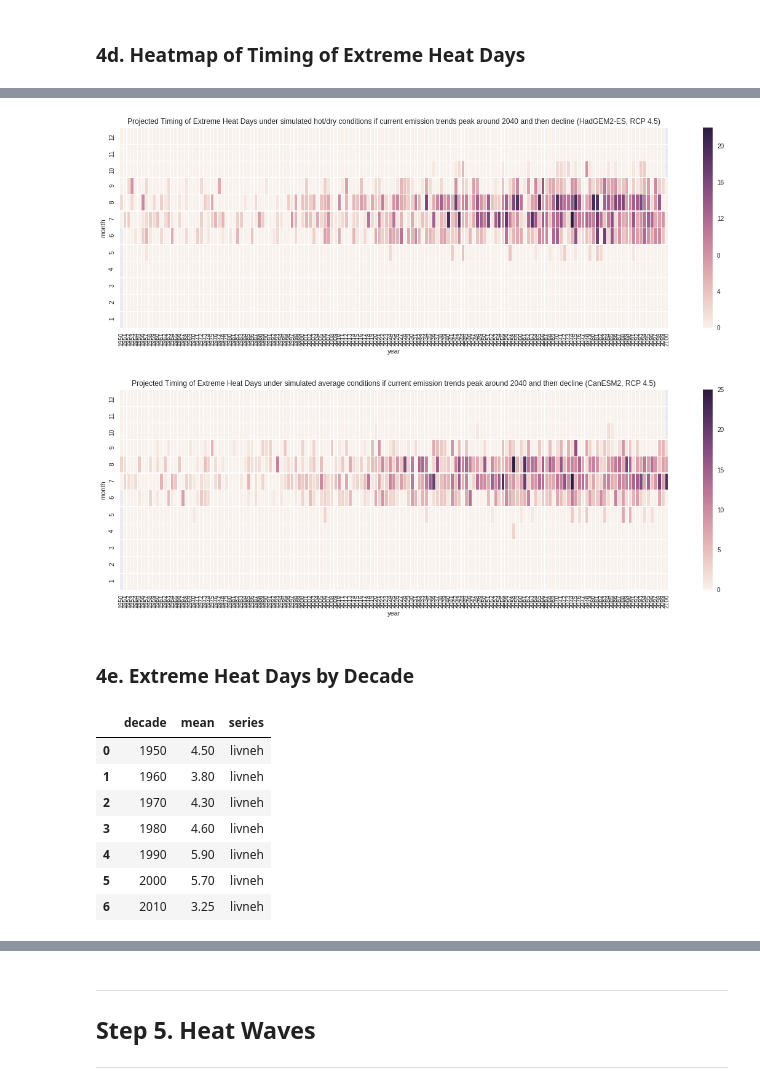
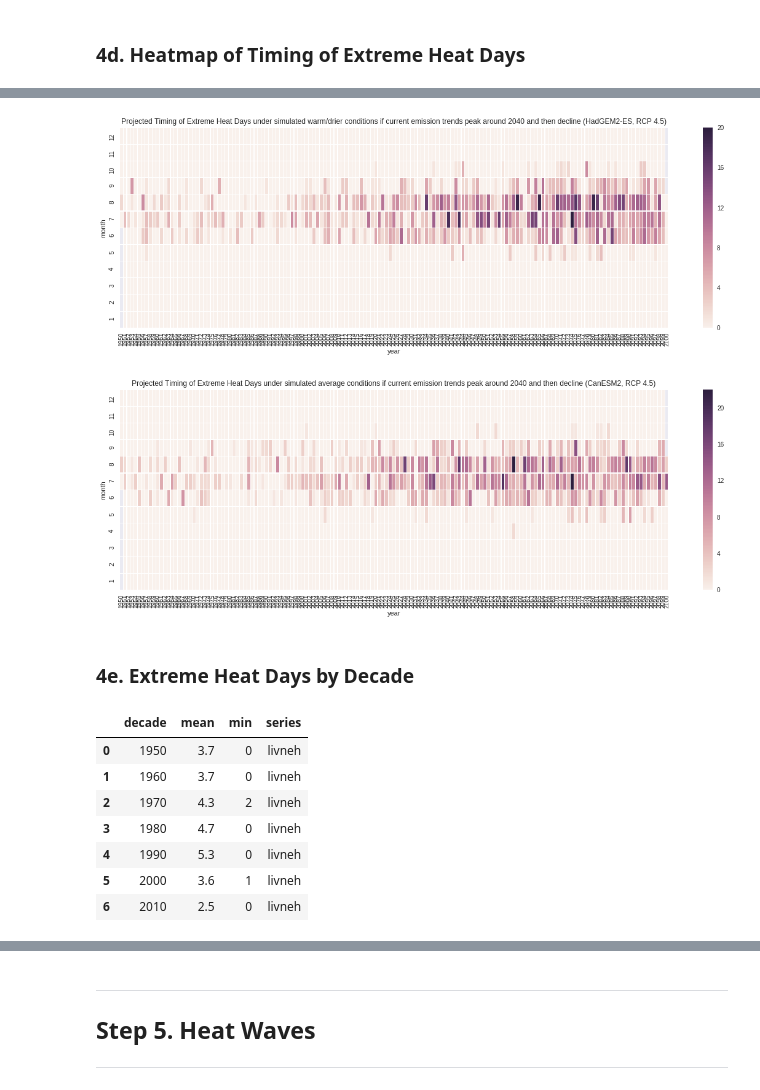
Before and after one commit to berkeley-gif/caladapt-docs, a Jupyter notebook: cookbook/daily_data_extreme_heat.ipynb, the cells around one changed output, grey strips where cells are left out. Cells and saved outputs as stored; diff of their text form; code cells hidden in the pictures.

```diff
--- a/cookbook/daily_data_extreme_heat.ipynb
+++ b/cookbook/daily_data_extreme_heat.ipynb
@@ -71,8 +71,8 @@ headers = {'ContentType': 'json'}
 # Your point of interest
 point = 'POINT(-121.4687 38.5938)'
 
-# Name of boundary layer in API
-resource = 'counties'
+# Name of boundary layer in API (Census Designated Place layer)
+resource = 'place'
 
 # Request url
 url = api + '/' + resource + '/'
@@ -498,17 +498,17 @@ plt.show()
 # %%
 plt.figure(figsize=(20,6))
 ax = sns.heatmap(hot_dry, linewidth=0.1)
-plt.title("Projected Timing of Extreme Heat Days under simulated hot/dry conditions if current emission trends peak around 2040 and then decline (HadGEM2-ES, RCP 4.5)")
+plt.title("Projected Timing of Extreme Heat Days under simulated warm/drier conditions if current emission trends peak around 2040 and then decline (HadGEM2-ES, RCP 4.5)")
 plt.show()
 # %% [output]
-[figure, old version]
+[figure, new version]
 # %%
 plt.figure(figsize=(20,6))
 ax = sns.heatmap(average, linewidth=0.1)
 plt.title("Projected Timing of Extreme Heat Days under simulated average conditions if current emission trends peak around 2040 and then decline (CanESM2, RCP 4.5)")
 plt.show()
 # %% [output]
-[figure, old version]
+[figure, new version]
 # %% [markdown]
 ### 4e. Extreme Heat Days by Decade
 # %%
@@ -519,14 +519,14 @@ observed_count_by_decade = observed_count_by_decade.groupby(['decade'])['value']
 observed_count_by_decade['series'] = 'livneh'
 observed_count_by_decade
 # %% [output]
-|  | decade | mean | series |
-| 0 | 1950 | 4.50 | livneh |
-| 1 | 1960 | 3.80 | livneh |
-| 2 | 1970 | 4.30 | livneh |
-| 3 | 1980 | 4.60 | livneh |
-| 4 | 1990 | 5.90 | livneh |
-| 5 | 2000 | 5.70 | livneh |
-| 6 | 2010 | 3.25 | livneh |
+|  | decade | mean | min | series |
+| 0 | 1950 | 3.7 | 0 | livneh |
+| 1 | 1960 | 3.7 | 0 | livneh |
+| 2 | 1970 | 4.3 | 2 | livneh |
+| 3 | 1980 | 4.7 | 0 | livneh |
+| 4 | 1990 | 5.3 | 0 | livneh |
+| 5 | 2000 | 3.6 | 1 | livneh |
+| 6 | 2010 | 2.5 | 0 | livneh |
 # %%
 projected_count_by_decade = pd.DataFrame(projected_heat_days.groupby(['series']).value.resample('1AS').count())
 projected_count_by_decade = projected_count_by_decade.reset_index()
```
Also changed, not shown: parts of 23 cells of this notebook.
